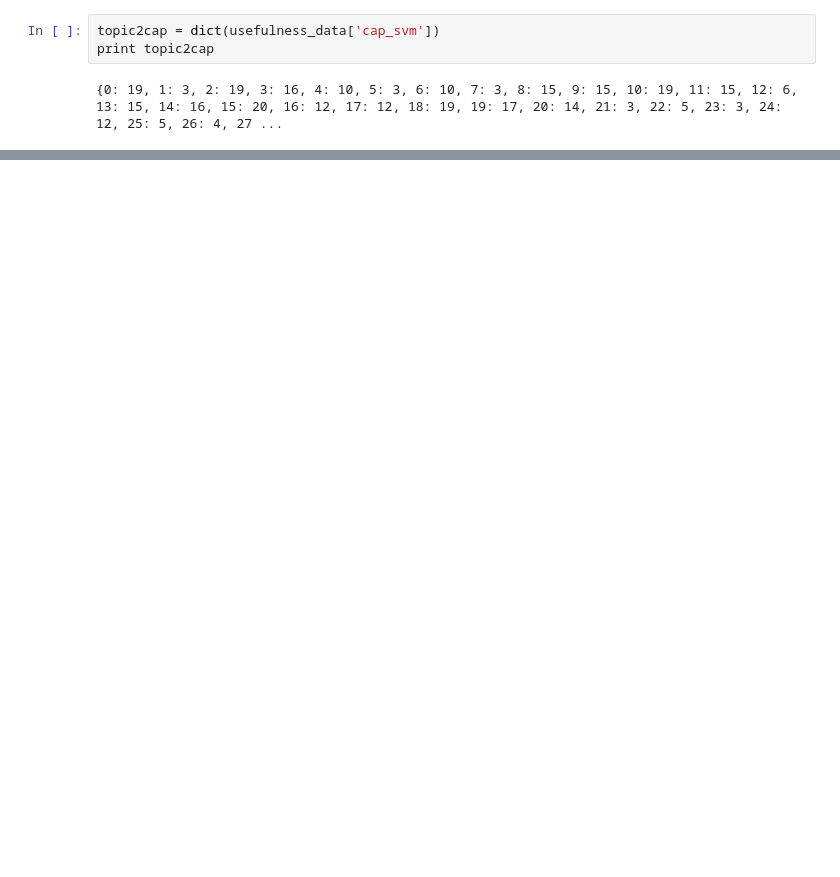
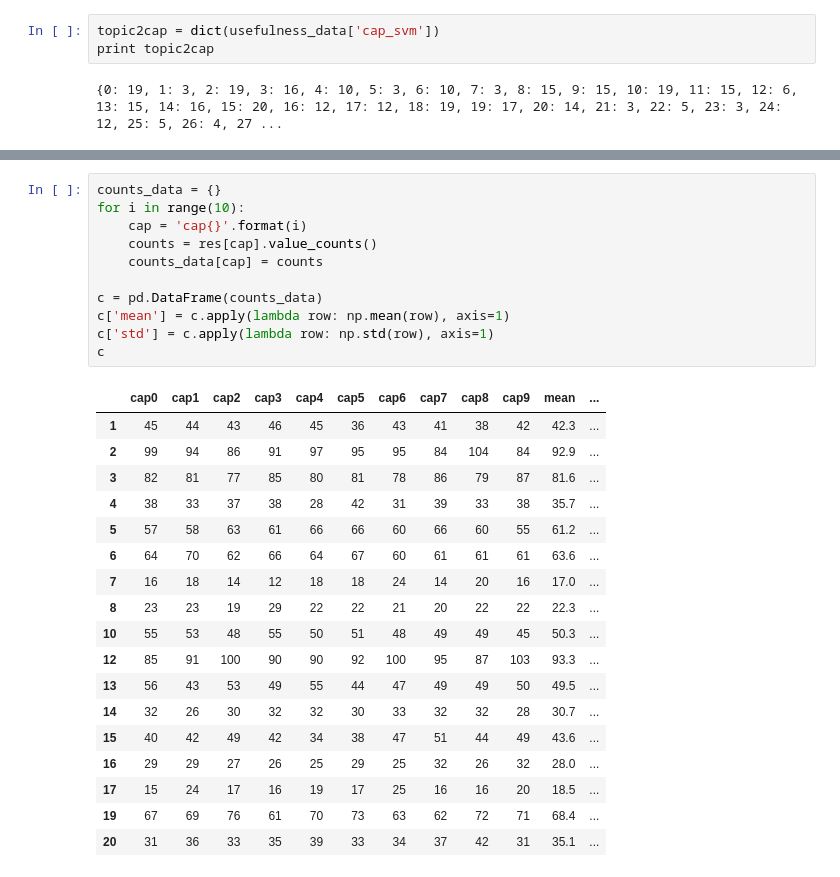
Before and after one commit to jvdzwaan/dilipad, a Jupyter notebook: results/CAP text classification.ipynb, the cells around one changed output, grey strips where cells are left out. Drawn from its saved outputs; the diff is of its cells as text; blank space fills up the shorter version.

```diff
--- a/results/CAP text classification.ipynb
+++ b/results/CAP text classification.ipynb
@@ -581,0 +421,30 @@ performance
+# %%
+counts_data = {}
+for i in range(10):
+    cap = 'cap{}'.format(i)
+    counts = res[cap].value_counts()
+    counts_data[cap] = counts
+
+c = pd.DataFrame(counts_data)
+c['mean'] = c.apply(lambda row: np.mean(row), axis=1)
+c['std'] = c.apply(lambda row: np.std(row), axis=1)
+c
+# %% [output]
+|  | cap0 | cap1 | cap2 | cap3 | cap4 | cap5 | cap6 | cap7 | cap8 | cap9 | mean | ... |
+| 1 | 45 | 44 | 43 | 46 | 45 | 36 | 43 | 41 | 38 | 42 | 42.3 | ... |
+| 2 | 99 | 94 | 86 | 91 | 97 | 95 | 95 | 84 | 104 | 84 | 92.9 | ... |
+| 3 | 82 | 81 | 77 | 85 | 80 | 81 | 78 | 86 | 79 | 87 | 81.6 | ... |
+| 4 | 38 | 33 | 37 | 38 | 28 | 42 | 31 | 39 | 33 | 38 | 35.7 | ... |
+| 5 | 57 | 58 | 63 | 61 | 66 | 66 | 60 | 66 | 60 | 55 | 61.2 | ... |
+| 6 | 64 | 70 | 62 | 66 | 64 | 67 | 60 | 61 | 61 | 61 | 63.6 | ... |
+| 7 | 16 | 18 | 14 | 12 | 18 | 18 | 24 | 14 | 20 | 16 | 17.0 | ... |
+| 8 | 23 | 23 | 19 | 29 | 22 | 22 | 21 | 20 | 22 | 22 | 22.3 | ... |
+| 10 | 55 | 53 | 48 | 55 | 50 | 51 | 48 | 49 | 49 | 45 | 50.3 | ... |
+| 12 | 85 | 91 | 100 | 90 | 90 | 92 | 100 | 95 | 87 | 103 | 93.3 | ... |
+| 13 | 56 | 43 | 53 | 49 | 55 | 44 | 47 | 49 | 49 | 50 | 49.5 | ... |
+| 14 | 32 | 26 | 30 | 32 | 32 | 30 | 33 | 32 | 32 | 28 | 30.7 | ... |
+| 15 | 40 | 42 | 49 | 42 | 34 | 38 | 47 | 51 | 44 | 49 | 43.6 | ... |
+| 16 | 29 | 29 | 27 | 26 | 25 | 29 | 25 | 32 | 26 | 32 | 28.0 | ... |
+| 17 | 15 | 24 | 17 | 16 | 19 | 17 | 25 | 16 | 16 | 20 | 18.5 | ... |
+| 19 | 67 | 69 | 76 | 61 | 70 | 73 | 63 | 62 | 72 | 71 | 68.4 | ... |
+| 20 | 31 | 36 | 33 | 35 | 39 | 33 | 34 | 37 | 42 | 31 | 35.1 | ... |
```
Also changed, not shown: parts of 32 cells of this notebook, 3 other files.
